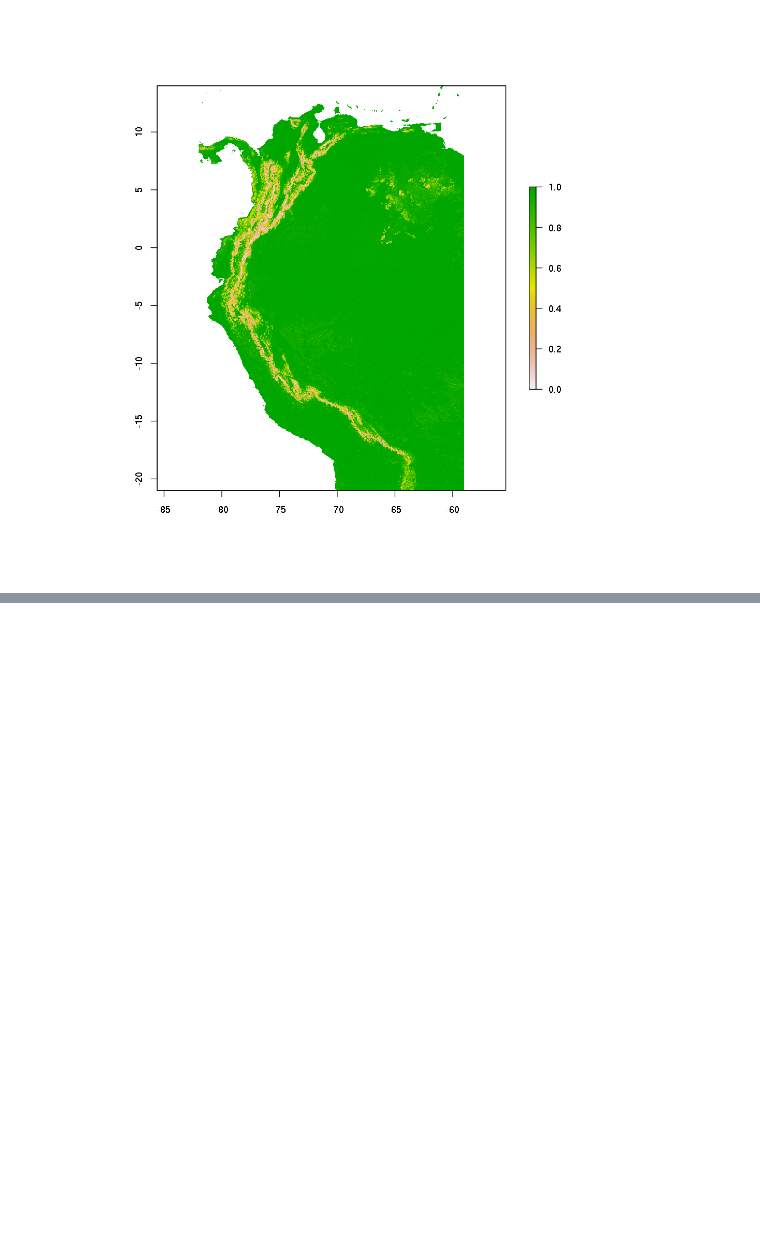
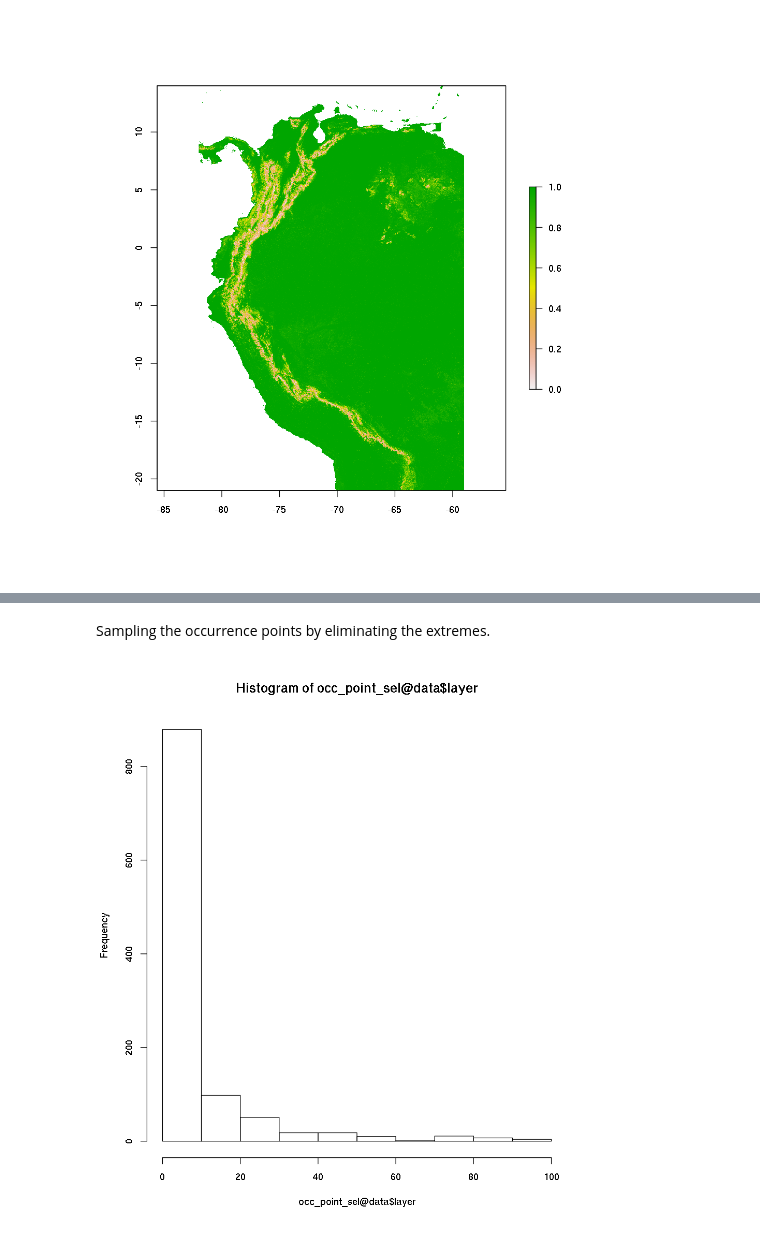
Before and after one commit to selvaje/SE_data, a Jupyter notebook: exercise/101_SDM1_MWood_Rmodel.ipynb, the cells around one changed output, grey strips where cells are left out. Saved outputs shown, nothing was run; the diff lists cells and outputs as text; code cells hidden in the pictures; blank space fills up the shorter version.

Commit message:
add data

```diff
--- a/exercise/101_SDM1_MWood_Rmodel.ipynb
+++ b/exercise/101_SDM1_MWood_Rmodel.ipynb
@@ -477,0 +492,2 @@ plot(pred.rf.prob)
+# %%
+occ_point = rasterToPoints(occ_raster , spatial=TRUE)
@@ -477,0 +511,8 @@ plot(pred.rf.prob)
+# %% [markdown]
+Sampling the occurrence points by eliminating the extremes.
+# %%
+occ_point_sel = subset(occ_point , (layer > 0 & layer < 100)  )
+# %%
+hist(occ_point_sel@data$layer)
+# %% [output]
+[figure, added]
```
Also changed, not shown: parts of 14 cells of this notebook.
